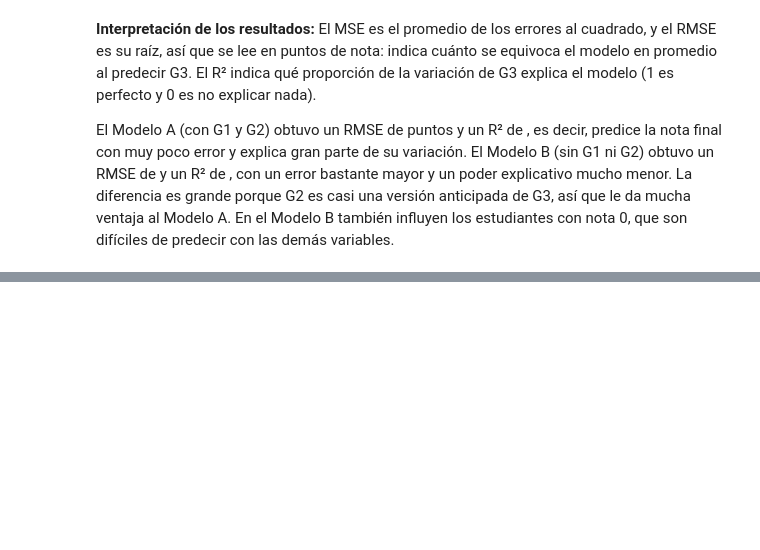
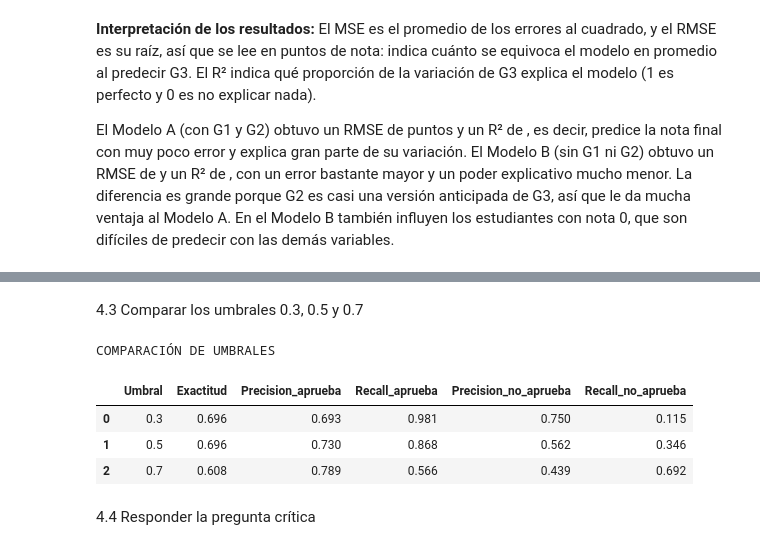
Before and after one commit to ebazevelynaguirre/Proyecto.ipynb, a Jupyter notebook: Proyecto.ipynb, the cells around one changed output, grey strips where cells are left out. Cells and saved outputs as stored; diff of their text form; code cells hidden in the pictures; blank space fills up the shorter version.

```diff
--- a/Proyecto.ipynb
+++ b/Proyecto.ipynb
@@ -372,0 +377,19 @@ El Modelo A (con G1 y G2) obtuvo un RMSE de puntos y un R² de , es decir, predi
+# %%
+
+# PARTE 4: REGRESIÓN LOGÍSTICA
+
+# Crear una copia del dataset
+df_clasif = df_nan.copy()
+
+# Crear variable objetivo:
+# 1 = Aprueba (G3 >= 10)
+# 0 = No aprueba (G3 < 10)
+
+df_clasif["aprueba"] = (df_clasif["G3"] >= 10).astype(int)
+
+# Comprobar los resultados
+print("Distribución de estudiantes:")
+print(df_clasif["aprueba"].value_counts())
+
+print("\nPorcentajes:")
+print((df_clasif["aprueba"].value_counts(normalize=True) * 100).round(2))
@@ -372,0 +489,43 @@ El Modelo A (con G1 y G2) obtuvo un RMSE de puntos y un R² de , es decir, predi
+# %% [markdown]
+4.3 Comparar los umbrales 0.3, 0.5 y 0.7
+# %%
+
+# Comparación de diferentes umbrales
+
+umbrales = [0.3, 0.5, 0.7]
+
+resultados_umbrales = []
+
+for umbral in umbrales:
+
+    pred = (probabilidades >= umbral).astype(int)
+
+    resultados_umbrales.append({
+        "Umbral": umbral,
+        "Exactitud": accuracy_score(y_test_log, pred),
+        "Precision_aprueba": precision_score(
+            y_test_log, pred, pos_label=1, zero_division=0
+        ),
+        "Recall_aprueba": recall_score(
+            y_test_log, pred, pos_label=1, zero_division=0
+        ),
+        "Precision_no_aprueba": precision_score(
+            y_test_log, pred, pos_label=0, zero_division=0
+        ),
+        "Recall_no_aprueba": recall_score(
+            y_test_log, pred, pos_label=0, zero_division=0
+        )
+    })
+
+tabla_umbrales = pd.DataFrame(resultados_umbrales)
+
+print("COMPARACIÓN DE UMBRALES")
+display(tabla_umbrales.round(3))
+# %% [output]
+COMPARACIÓN DE UMBRALES
+|  | Umbral | Exactitud | Precision_aprueba | Recall_aprueba | Precision_no_aprueba | Recall_no_aprueba |
+| 0 | 0.3 | 0.696 | 0.693 | 0.981 | 0.750 | 0.115 |
+| 1 | 0.5 | 0.696 | 0.730 | 0.868 | 0.562 | 0.346 |
+| 2 | 0.7 | 0.608 | 0.789 | 0.566 | 0.439 | 0.692 |
+# %% [markdown]
+4.4 Responder la pregunta crítica
```
Also changed, not shown: parts of 12 cells of this notebook.
